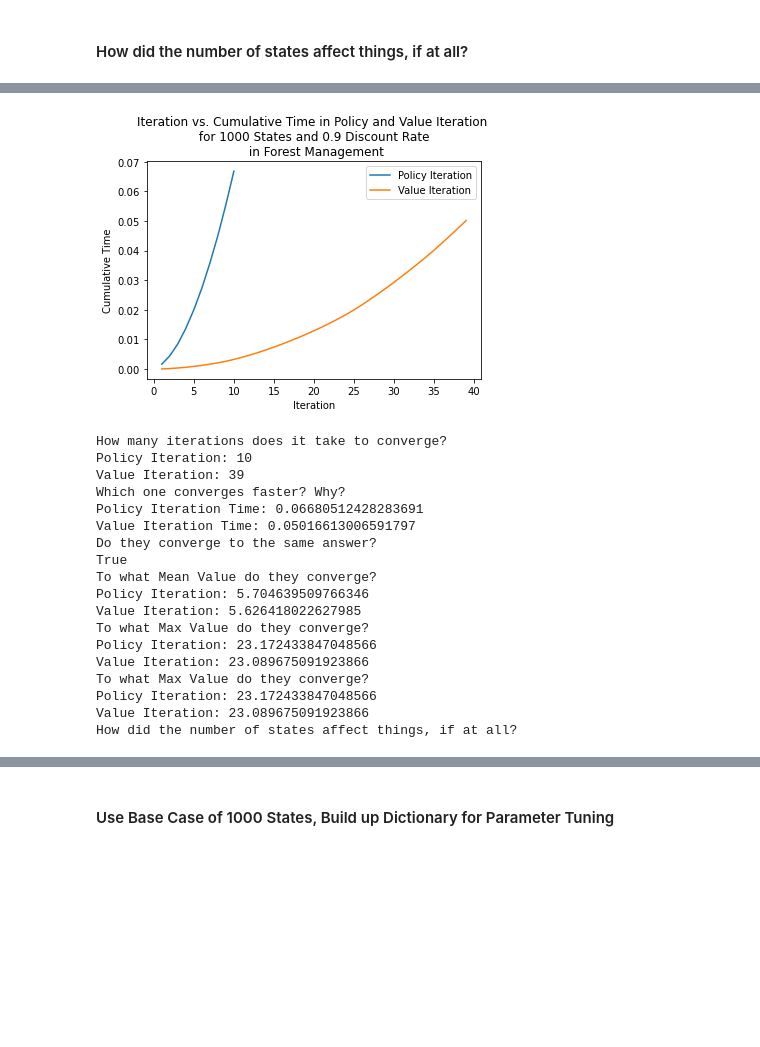
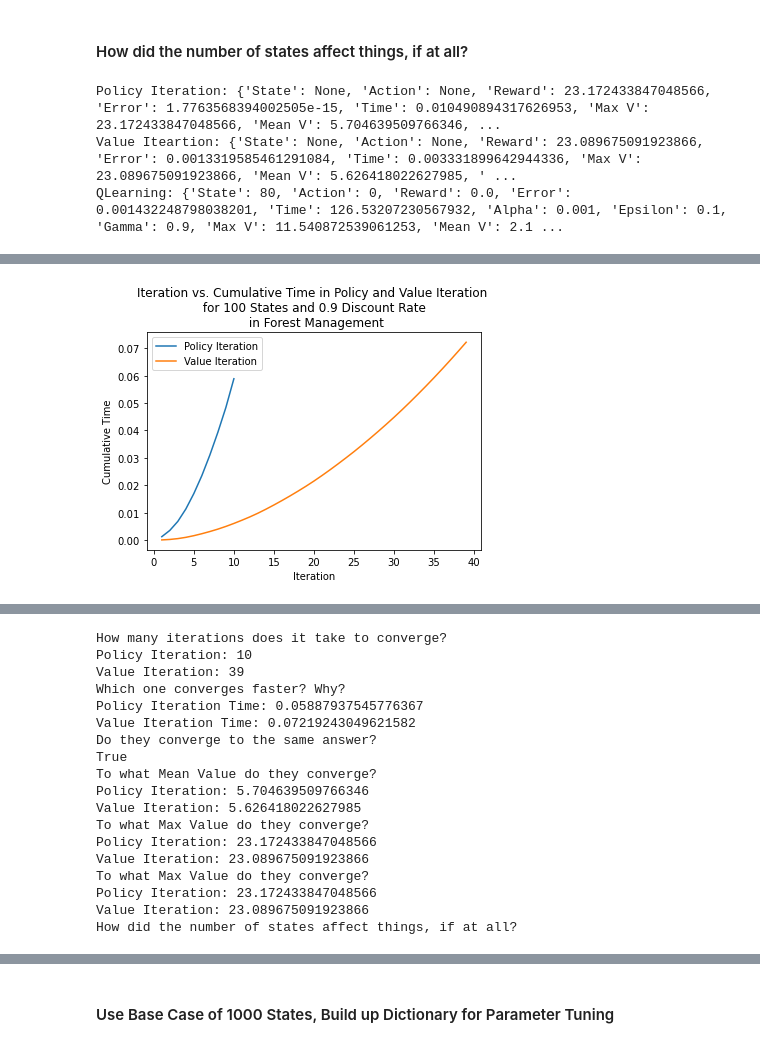
Before and after one commit to amandahutter/CS_7641, a Jupyter notebook: A4: Reinforcement Learning/A4 RL Forest FrozenLake.ipynb, the cells around one changed output, grey strips where cells are left out. Saved outputs shown, nothing was run; the diff lists cells and outputs as text; code cells hidden in the pictures; blank space fills up the shorter version.

```diff
--- a/A4: Reinforcement Learning/A4 RL Forest FrozenLake.ipynb
+++ b/A4: Reinforcement Learning/A4 RL Forest FrozenLake.ipynb
@@ -141,7 +141,7 @@ def chart_reward_iter(results, title):
     plt.title(title)
     plt.show()
 # %%
-def compare_reward(pi, vi, num_states, discount_rate, title):
+def compare_reward1(pi, vi, num_states, discount_rate, title):
 
     pi_iter_list = []
     pi_reward_list = []
@@ -206,7 +206,6 @@ def compare_reward(pi, vi, num_states, discount_rate, title):
     plt.legend()
     plt.show()
 
-
     plt.clf()
     plt.plot(pi_iter_list, pi_cumsum_list, label = "Policy Iteration")
     plt.plot(vi_iter_list, vi_cumsum_list, label = "Value Iteration")
@@ -312,19 +434,25 @@ Value Iteration 23.089675091923866
 # %% [markdown]
 #### How did the number of states affect things, if at all?
 # %%
-P, R = hiive.mdptoolbox.example.forest(S = 100, r1 = 4, r2 = 2, p = 0.1, is_sparse = False)
+gamma = 0.90
+numstates = 100
 
-pi = hiive.mdptoolbox.mdp.PolicyIteration(transitions = P, reward = R, gamma = 0.9)
-#pi = hiive.mdptoolbox.mdp.PolicyIterationModified(transitions = P, reward = R, gamma = 0.9, epsilon = .1)
+P, R = hiive.mdptoolbox.example.forest(S = numstates, r1 = 4, r2 = 2, p = 0.1, is_sparse = False)
+
+pi = hiive.mdptoolbox.mdp.PolicyIteration(transitions = P, reward = R, gamma = gamma)
 pi_result = pi.run()
+print("Policy Iteration:", pi_result[-1])
 
-vi = hiive.mdptoolbox.mdp.ValueIteration(P,R,0.9)
+vi = hiive.mdptoolbox.mdp.ValueIteration(P,R, gamma)
 vi_result = vi.run()
+print("Value Iteartion:",vi_result[-1])
 
-ql = hiive.mdptoolbox.mdp.QLearning(P, R, 0.9)
+ql = hiive.mdptoolbox.mdp.QLearning(P, R, gamma, n_iter = 5000000)
 ql_result = ql.run()
+print("QLearning:", ql_result[-1])
 
-compare_reward(pi_result, vi_result, 1000, 0.9, "Forest Management")
+compare_reward(pi_result, vi_result, ql_result, numstates, gamma, "Forest Management")
+
 
 print("How many iterations does it take to converge?")
 print("Policy Iteration:", pi_result[-1]['Iteration'])
@@ -358,3 +486,6 @@ print("Value Iteration:", vi_result[-1]['Reward'])
 
 print("How did the number of states affect things, if at all?")
 # %% [output]
+Policy Iteration: {'State': None, 'Action': None, 'Reward': 23.172433847048566, 'Error': 1.7763568394002505e-15, 'Time': 0.010490894317626953, 'Max V': 23.172433847048566, 'Mean V': 5.704639509766346, ...
+Value Iteartion: {'State': None, 'Action': None, 'Reward': 23.089675091923866, 'Error': 0.0013319585461291084, 'Time': 0.003331899642944336, 'Max V': 23.089675091923866, 'Mean V': 5.626418022627985, ' ...
+QLearning: {'State': 80, 'Action': 0, 'Reward': 0.0, 'Error': 0.001432248798038201, 'Time': 126.53207230567932, 'Alpha': 0.001, 'Epsilon': 0.1, 'Gamma': 0.9, 'Max V': 11.540872539061253, 'Mean V': 2.1 ...
@@ -365,19 +496 @@ print("How did the number of states affect things, if at all?")
-[figure, old version]
+[figure, new version]
-How many iterations does it take to converge?
-Policy Iteration: 10
-Value Iteration: 39
-Which one converges faster? Why?
-Policy Iteration Time: 0.06680512428283691
-Value Iteration Time: 0.05016613006591797
-Do they converge to the same answer?
-True
-To what Mean Value do they converge?
-Policy Iteration: 5.704639509766346
-Value Iteration: 5.626418022627985
-To what Max Value do they converge?
-Policy Iteration: 23.172433847048566
-Value Iteration: 23.089675091923866
-To what Max Value do they converge?
-Policy Iteration: 23.172433847048566
-Value Iteration: 23.089675091923866
-How did the number of states affect things, if at all?
@@ -384 +500,19 @@ How did the number of states affect things, if at all?
+How many iterations does it take to converge?
+Policy Iteration: 10
+Value Iteration: 39
+Which one converges faster? Why?
+Policy Iteration Time: 0.05887937545776367
+Value Iteration Time: 0.07219243049621582
+Do they converge to the same answer?
+True
+To what Mean Value do they converge?
+Policy Iteration: 5.704639509766346
+Value Iteration: 5.626418022627985
+To what Max Value do they converge?
+Policy Iteration: 23.172433847048566
+Value Iteration: 23.089675091923866
+To what Max Value do they converge?
+Policy Iteration: 23.172433847048566
+Value Iteration: 23.089675091923866
+How did the number of states affect things, if at all?
 # %%
```
Also changed, not shown: parts of 53 cells of this notebook.
